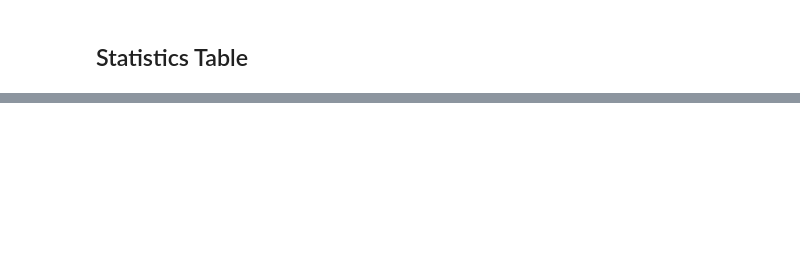
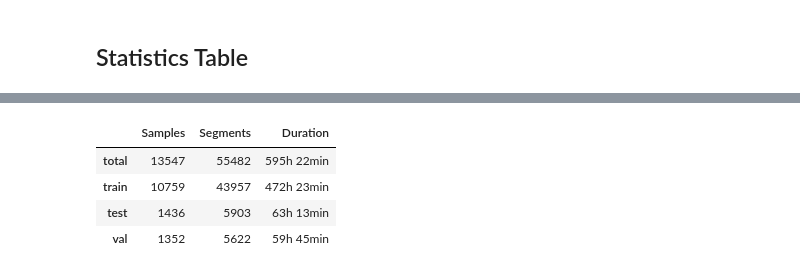
Before and after one commit to hughplay/VTT, a Jupyter notebook: notebooks/1.1-statistics.ipynb, the cells around one changed output, grey strips where cells are left out. Cells and saved outputs as stored; diff of their text form; code cells hidden in the pictures; blank space fills up the shorter version.

```diff
--- a/notebooks/1.1-statistics.ipynb
+++ b/notebooks/1.1-statistics.ipynb
@@ -132,5 +142,5 @@ plt.savefig("statistics-all.pdf")
 # %%
-with jsonlines.open("/data/vtt/meta/vtt_integrated.jsonl") as reader:
+with jsonlines.open("/data/vtt/meta/vtt.jsonl") as reader:
     data = list(reader)
 steps = []
 durations = []
@@ -251,5 +272,5 @@ plt.axis('off')
 # %%
-with jsonlines.open("/data/vtt/meta/vtt_integrated.jsonl") as reader:
+with jsonlines.open("/data/vtt/meta/vtt.jsonl") as reader:
     data = list(reader)
 sentences = defaultdict(int)
 for sample in data:
@@ -308,7 +333,7 @@ plt.savefig("steps_sentences_dist.pdf", dpi=300)
 # %% [markdown]
 ## statistics of categories
 # %%
-with jsonlines.open("/data/vtt/meta/vtt_integrated.jsonl") as reader:
+with jsonlines.open("/data/vtt/meta/vtt.jsonl") as reader:
     data = list(reader)
 # %%
 import re
@@ -534,14 +652,17 @@ plt.savefig("topics_dist.pdf", dpi=300)
 # %% [markdown]
 ## Statistics Table
 # %%
+with jsonlines.open("/data/vtt/meta/vtt.jsonl") as reader:
+    data = list(reader)
 statistics = defaultdict(lambda: defaultdict(int))
 for sample in data:
-    statistics["total"]["samples"] += 1
-    statistics["total"]["segments"] += len(sample["annotation"])
-    statistics["total"]["duration"] += sample["duration"]
-    statistics["total"]["seg_duration"] += sum([
-        x['segment'][1] - x['segment'][0]
-        for x in sample['annotation']
-    ])
+    for key in ["total", sample["split"]]:
+        statistics[key]["Samples"] += 1
+        statistics[key]["Segments"] += len(sample["annotation"])
+        statistics[key]["Duration"] += sample["duration"]
+        # statistics[key]["seg_duration"] += sum([
+        #     x['segment'][1] - x['segment'][0]
+        #     for x in sample['annotation']
+        # ])
 # %%
 statistics
@@ -556,11 +705,17 @@ print(f"increase {(55482 - 46354)/46354*100:.2f}% segments")
 # %%
 import sys
 sys.path.append("..")
 from src.utils.timetool import time2str
 from functools import partial
 time_fmt = partial(time2str, units=["h", "min"])
-df["duration"] = df["duration"].apply(time_fmt)
+df["Duration"] = df["Duration"].apply(time_fmt)
 df
+# %% [output]
+|  | Samples | Segments | Duration |
+| total | 13547 | 55482 | 595h 22min |
+| train | 10759 | 43957 | 472h 23min |
+| test | 1436 | 5903 | 63h 13min |
+| val | 1352 | 5622 | 59h 45min |
 # %%
 print(
     df.style.to_latex(
```
Also changed, not shown: parts of 25 cells of this notebook, 37 other files.
